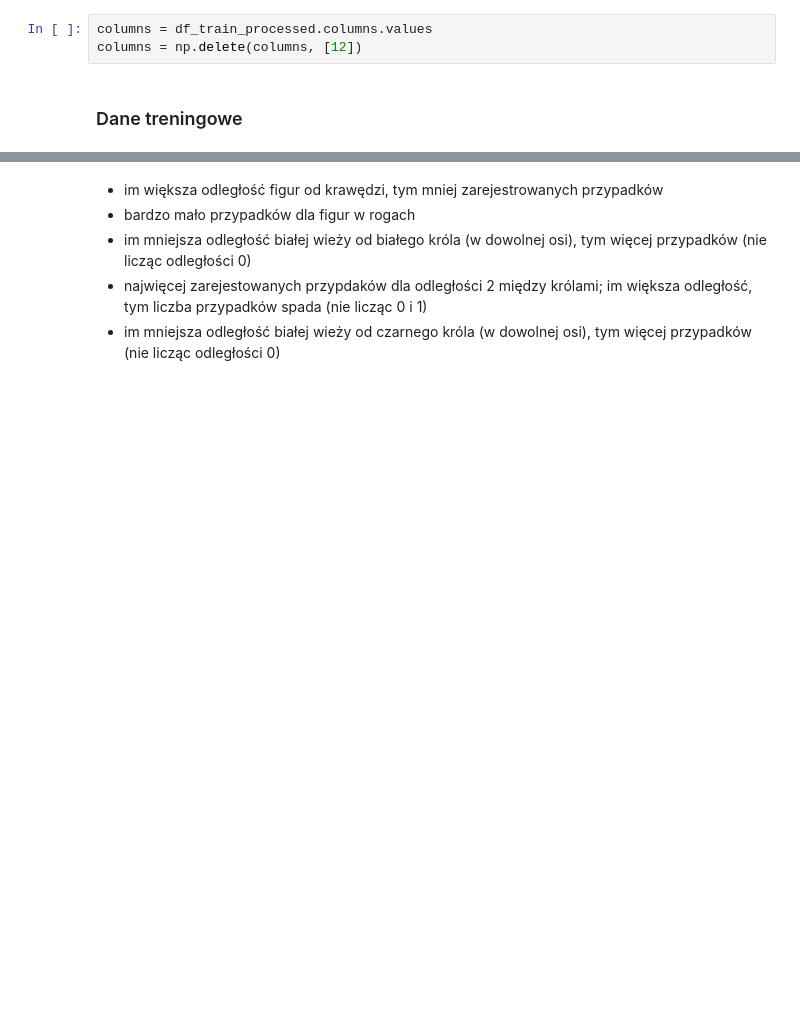
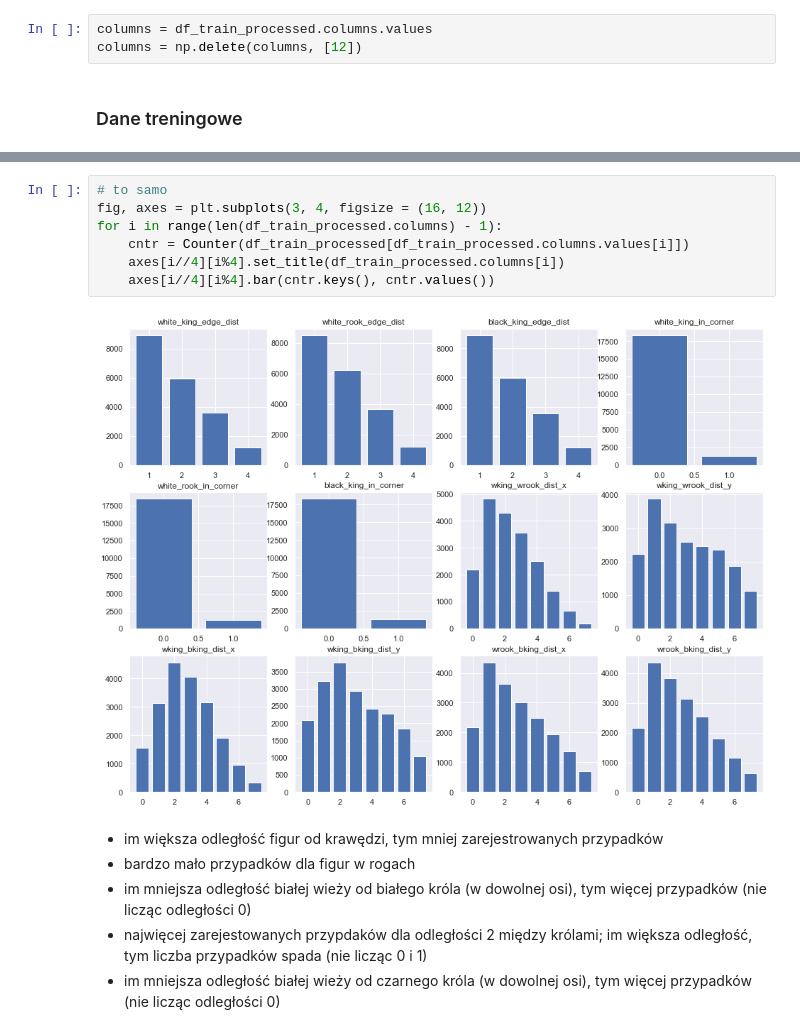
Before and after one commit to wi1lku/Introduction-to-machine-learning-, a Jupyter notebook: project1/Project1.ipynb, the cells around one changed output, grey strips where cells are left out. Saved outputs shown, nothing was run; the diff lists cells and outputs as text; blank space fills up the shorter version.

Commit message:
for -> subplots, conclusions check

```diff
--- a/project1/Project1.ipynb
+++ b/project1/Project1.ipynb
@@ -540,3 +528,12 @@ for col in columns:
+# %%
+# to samo
+fig, axes = plt.subplots(3, 4, figsize = (16, 12))
+for i in range(len(df_train_processed.columns) - 1):
+    cntr = Counter(df_train_processed[df_train_processed.columns.values[i]])
+    axes[i//4][i%4].set_title(df_train_processed.columns[i])
+    axes[i//4][i%4].bar(cntr.keys(), cntr.values())
+# %% [output]
+[figure, added]
 # %% [markdown]
 - im większa odległość figur od krawędzi, tym mniej zarejestrowanych przypadków
 - bardzo mało przypadków dla figur w rogach
```
Also changed, not shown: parts of 14 cells of this notebook.
